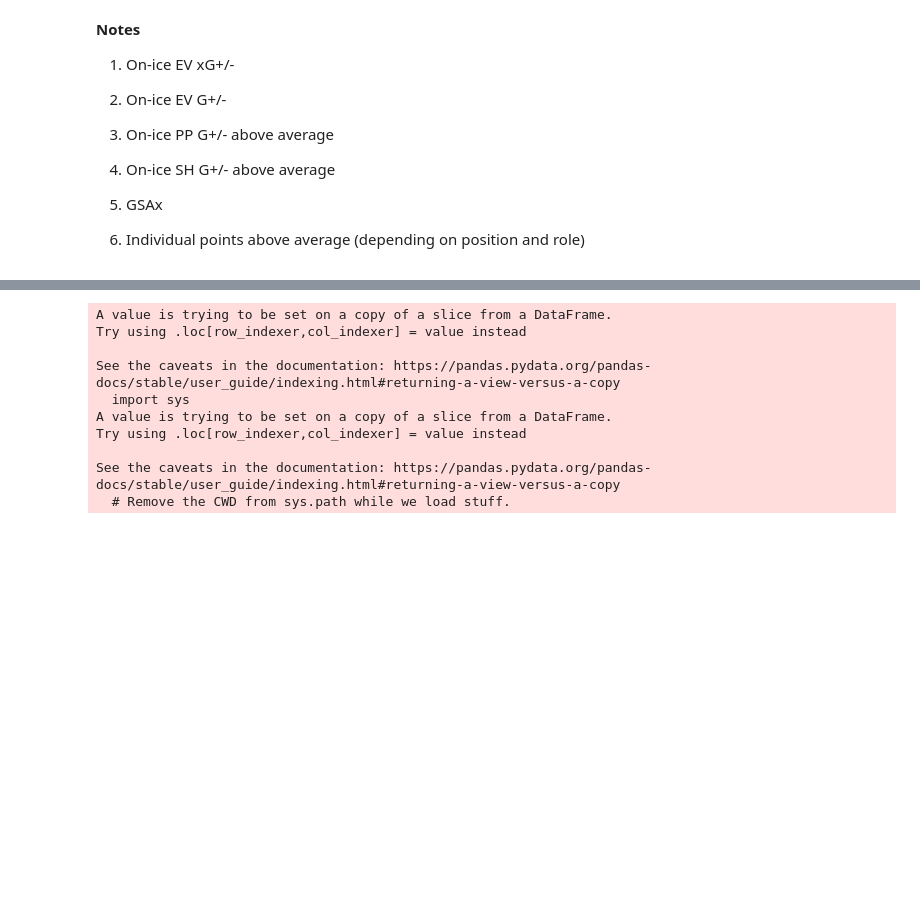
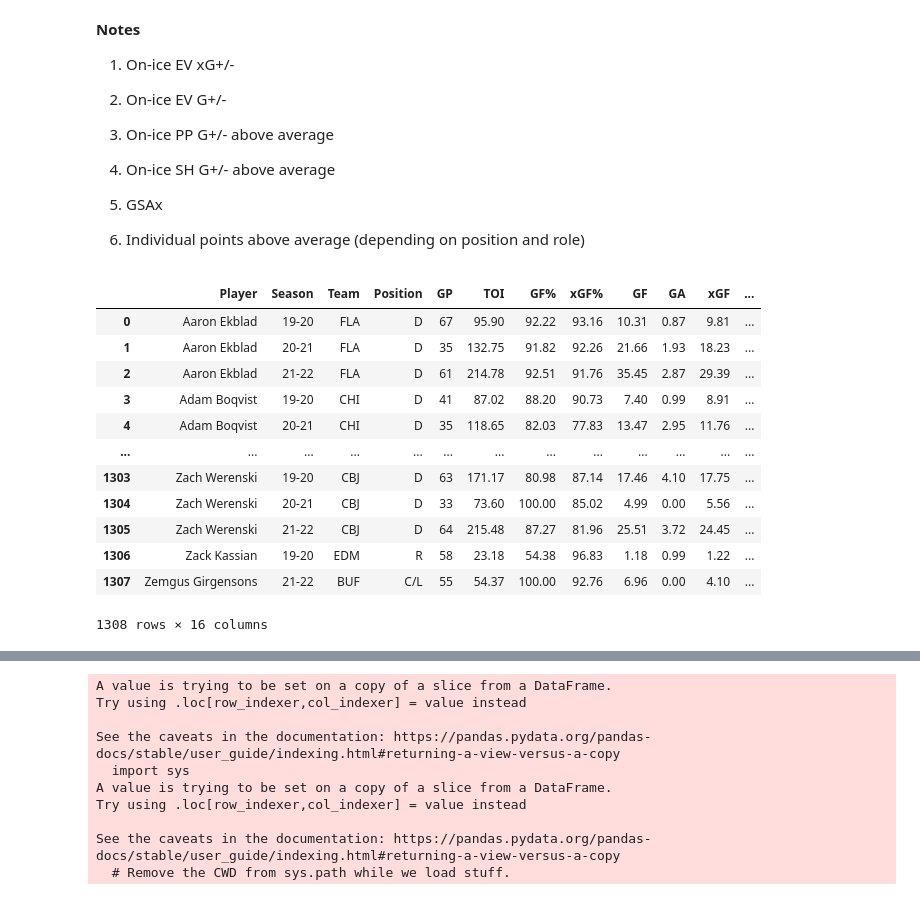
Before and after one commit to danmartin25/Hockey_Model, a Jupyter notebook: Hockey_Model_Mark_I.ipynb, the cells around one changed output, grey strips where cells are left out. Saved outputs shown, nothing was run; the diff lists cells and outputs as text; code cells hidden in the pictures; blank space fills up the shorter version.

```diff
--- a/Hockey_Model_Mark_I.ipynb
+++ b/Hockey_Model_Mark_I.ipynb
@@ -56,7 +56,21 @@ xG_mean = skater_PP_totals['xG+/-'].mean()
 # %%
 #Add column for stats above average for G+/- and xG+/-
 skater_PP_totals['GAA'] = skater_PP_totals['G+/-'] - G_mean
 skater_PP_totals['xGAA'] = skater_PP_totals['xG+/-'] - xG_mean
-#skater_PP_totals
+skater_PP_totals
+# %% [output]
+|  | Player | Season | Team | Position | GP | TOI | GF% | xGF% | GF | GA | xGF | ... |
+| 0 | Aaron Ekblad | 19-20 | FLA | D | 67 | 95.90 | 92.22 | 93.16 | 10.31 | 0.87 | 9.81 | ... |
+| 1 | Aaron Ekblad | 20-21 | FLA | D | 35 | 132.75 | 91.82 | 92.26 | 21.66 | 1.93 | 18.23 | ... |
+| 2 | Aaron Ekblad | 21-22 | FLA | D | 61 | 214.78 | 92.51 | 91.76 | 35.45 | 2.87 | 29.39 | ... |
+| 3 | Adam Boqvist | 19-20 | CHI | D | 41 | 87.02 | 88.20 | 90.73 | 7.40 | 0.99 | 8.91 | ... |
+| 4 | Adam Boqvist | 20-21 | CHI | D | 35 | 118.65 | 82.03 | 77.83 | 13.47 | 2.95 | 11.76 | ... |
+| ... | ... | ... | ... | ... | ... | ... | ... | ... | ... | ... | ... | ... |
+| 1303 | Zach Werenski | 19-20 | CBJ | D | 63 | 171.17 | 80.98 | 87.14 | 17.46 | 4.10 | 17.75 | ... |
+| 1304 | Zach Werenski | 20-21 | CBJ | D | 33 | 73.60 | 100.00 | 85.02 | 4.99 | 0.00 | 5.56 | ... |
+| 1305 | Zach Werenski | 21-22 | CBJ | D | 64 | 215.48 | 87.27 | 81.96 | 25.51 | 3.72 | 24.45 | ... |
+| 1306 | Zack Kassian | 19-20 | EDM | R | 58 | 23.18 | 54.38 | 96.83 | 1.18 | 0.99 | 1.22 | ... |
+| 1307 | Zemgus Girgensons | 21-22 | BUF | C/L | 55 | 54.37 | 100.00 | 92.76 | 6.96 | 0.00 | 4.10 | ... |
+1308 rows × 16 columns
 # %%
 #Drop columns
```
Also changed, not shown: parts of 7 cells of this notebook.
